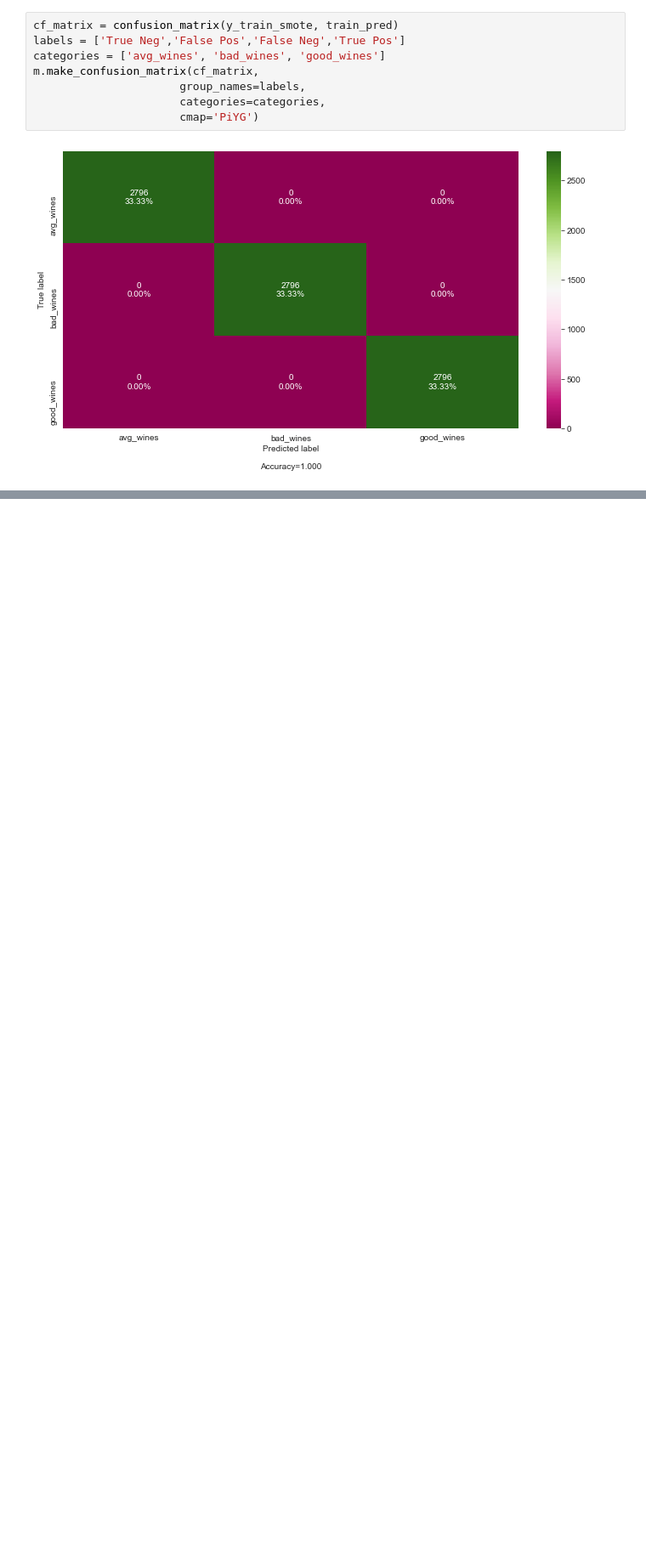
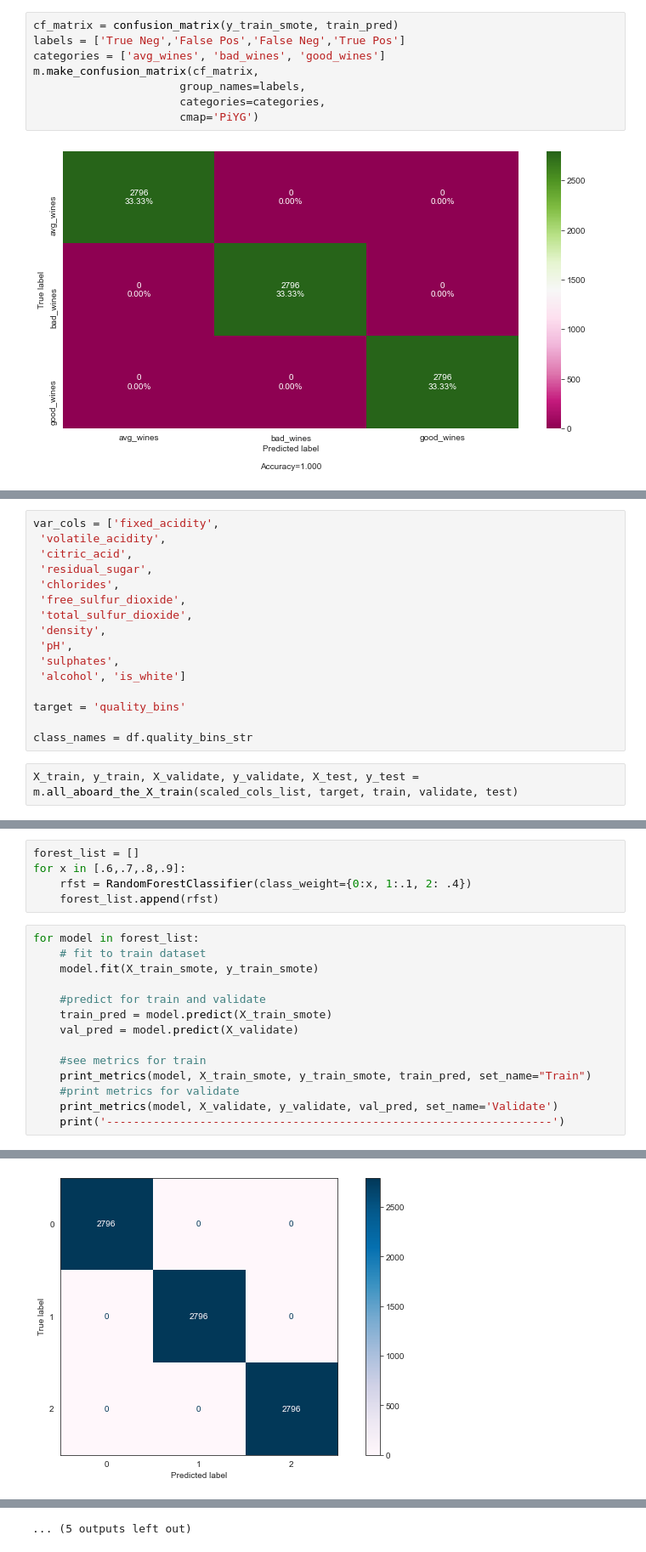
Before and after one commit to HeatherOrtegaMcMillan/in_vino_veritas, a Jupyter notebook: inital_notebook.ipynb, the cells around one changed output, grey strips where cells are left out. Shown at 85% size. Cells and saved outputs as stored; diff of their text form; blank space fills up the shorter version.

```diff
--- a/inital_notebook.ipynb
+++ b/inital_notebook.ipynb
@@ -833,0 +938,18 @@ weighted avg       1.00      1.00      1.00      8388
+# %%
+var_cols = ['fixed_acidity',
+ 'volatile_acidity',
+ 'citric_acid',
+ 'residual_sugar',
+ 'chlorides',
+ 'free_sulfur_dioxide',
+ 'total_sulfur_dioxide',
+ 'density',
+ 'pH',
+ 'sulphates',
+ 'alcohol', 'is_white']
+
+target = 'quality_bins'
+
+class_names = df.quality_bins_str
+# %%
+X_train, y_train, X_validate, y_validate, X_test, y_test = m.all_aboard_the_X_train(scaled_cols_list, target, train, validate, test)
@@ -833,0 +963,20 @@ weighted avg       1.00      1.00      1.00      8388
+# %%
+forest_list = []
+for x in [.6,.7,.8,.9]:
+    rfst = RandomForestClassifier(class_weight={0:x, 1:.1, 2: .4})
+    forest_list.append(rfst)
+# %%
+for model in forest_list:
+    # fit to train dataset
+    model.fit(X_train_smote, y_train_smote)
+
+    #predict for train and validate
+    train_pred = model.predict(X_train_smote)
+    val_pred = model.predict(X_validate)
+
+    #see metrics for train
+    print_metrics(model, X_train_smote, y_train_smote, train_pred, set_name="Train")
+    #print metrics for validate
+    print_metrics(model, X_validate, y_validate, val_pred, set_name='Validate')
+    print('-------------------------------------------------------------------')
+# %% [output]
@@ -833,0 +994 @@ weighted avg       1.00      1.00      1.00      8388
+[figure, added]
@@ -833,0 +1057 @@ weighted avg       1.00      1.00      1.00      8388
+... (5 outputs left out)
```
Also changed, not shown: parts of 54 cells of this notebook.
